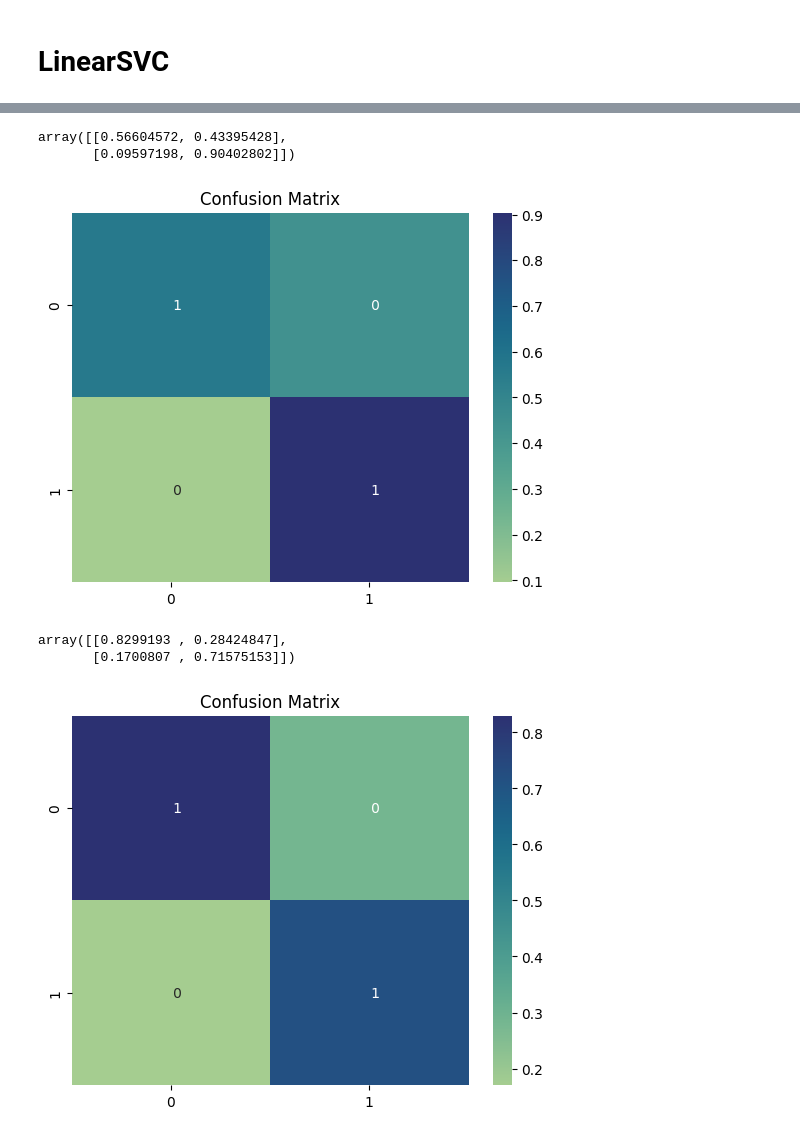
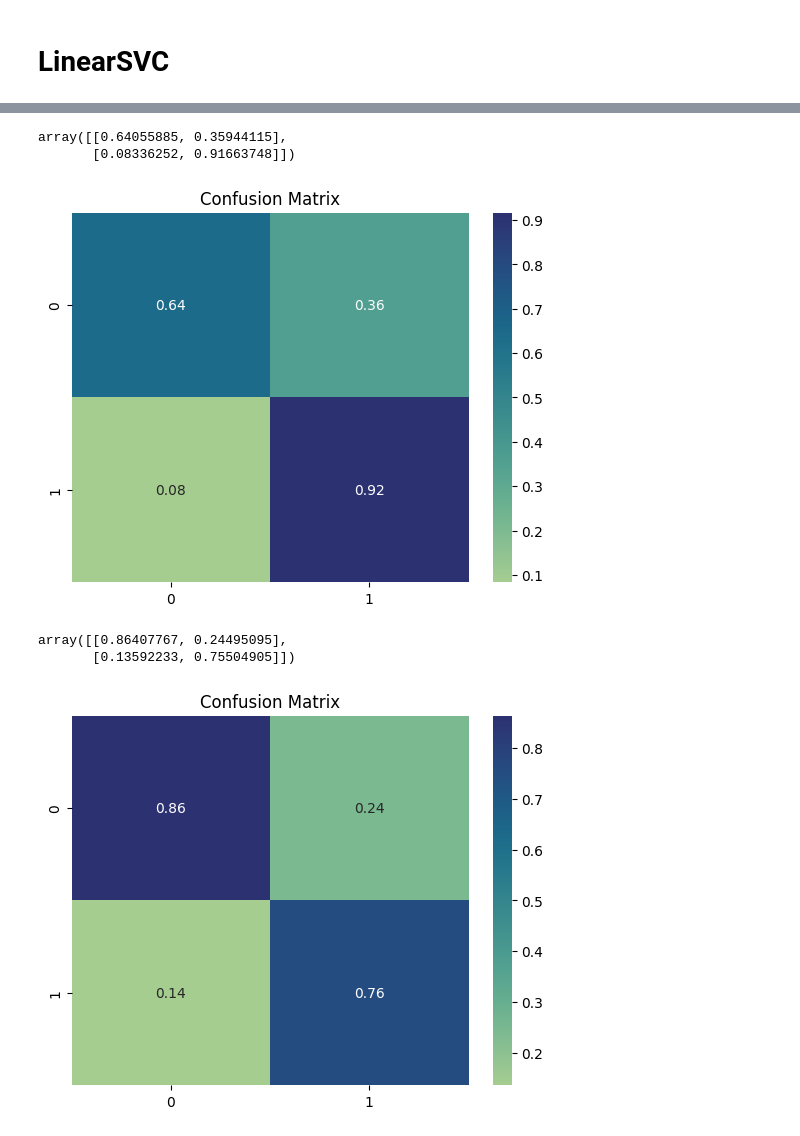
Before and after one commit to Valakas148/ML, a Jupyter notebook: lr3/lr3.ipynb, the cells around one changed output, grey strips where cells are left out. Saved outputs shown, nothing was run; the diff lists cells and outputs as text; code cells hidden in the pictures.

```diff
--- a/lr3/lr3.ipynb
+++ b/lr3/lr3.ipynb
@@ -148,7 +150,8 @@ X_train, X_test, y_train, y_test = train_test_split(X, y, test_size=0.2, random_
 
 mapper = DataFrameMapper([
     (['age', 'trestbps', 'chol', 'thalach', 'oldpeak'], StandardScaler()),
-    (['sex', 'cp', 'fbs', 'restecg', 'exang', 'slope', 'ca', 'thal'], SimpleImputer(strategy='most_frequent'))
+    (['sex', 'fbs', 'exang'], SimpleImputer(strategy='most_frequent')),
+    (['slope' , 'ca' , 'thal' , 'restecg' , 'cp'], OneHotEncoder(drop='first'))
 ])
 
 X_train_prepr = mapper.fit_transform(X_train)
@@ -475,22 +490,22 @@ array([[1337, 1025],
 #по recall
 conf_matrix_normalized_recall_svc_linear = confusion_matrix(y_test, y_pred_svc_linear, normalize='true')
 
-sns.heatmap(conf_matrix_normalized_recall_svc_linear, annot=True, fmt="4.0f", cmap="crest")
+sns.heatmap(conf_matrix_normalized_recall_svc_linear, annot=True, fmt=".2f", cmap="crest")
 plt.title("Confusion Matrix")
 conf_matrix_normalized_recall_svc_linear
 # %% [output]
-array([[0.56604572, 0.43395428],
-       [0.09597198, 0.90402802]])
+array([[0.64055885, 0.35944115],
+       [0.08336252, 0.91663748]])
-[figure, old version]
+[figure, new version]
 # %%
 #по precision
 conf_matrix_normalized_precision_svc_linear = confusion_matrix(y_test, y_pred_svc_linear, normalize='pred')
 
-sns.heatmap(conf_matrix_normalized_precision_svc_linear, annot=True, fmt="4.0f", cmap="crest")
+sns.heatmap(conf_matrix_normalized_precision_svc_linear, annot=True, fmt=".2f", cmap="crest")
 plt.title("Confusion Matrix")
 conf_matrix_normalized_precision_svc_linear
 # %% [output]
-array([[0.8299193 , 0.28424847],
-       [0.1700807 , 0.71575153]])
+array([[0.86407767, 0.24495095],
+       [0.13592233, 0.75504905]])
-[figure, old version]
+[figure, new version]
 # %%
```
Also changed, not shown: parts of 22 cells of this notebook.
